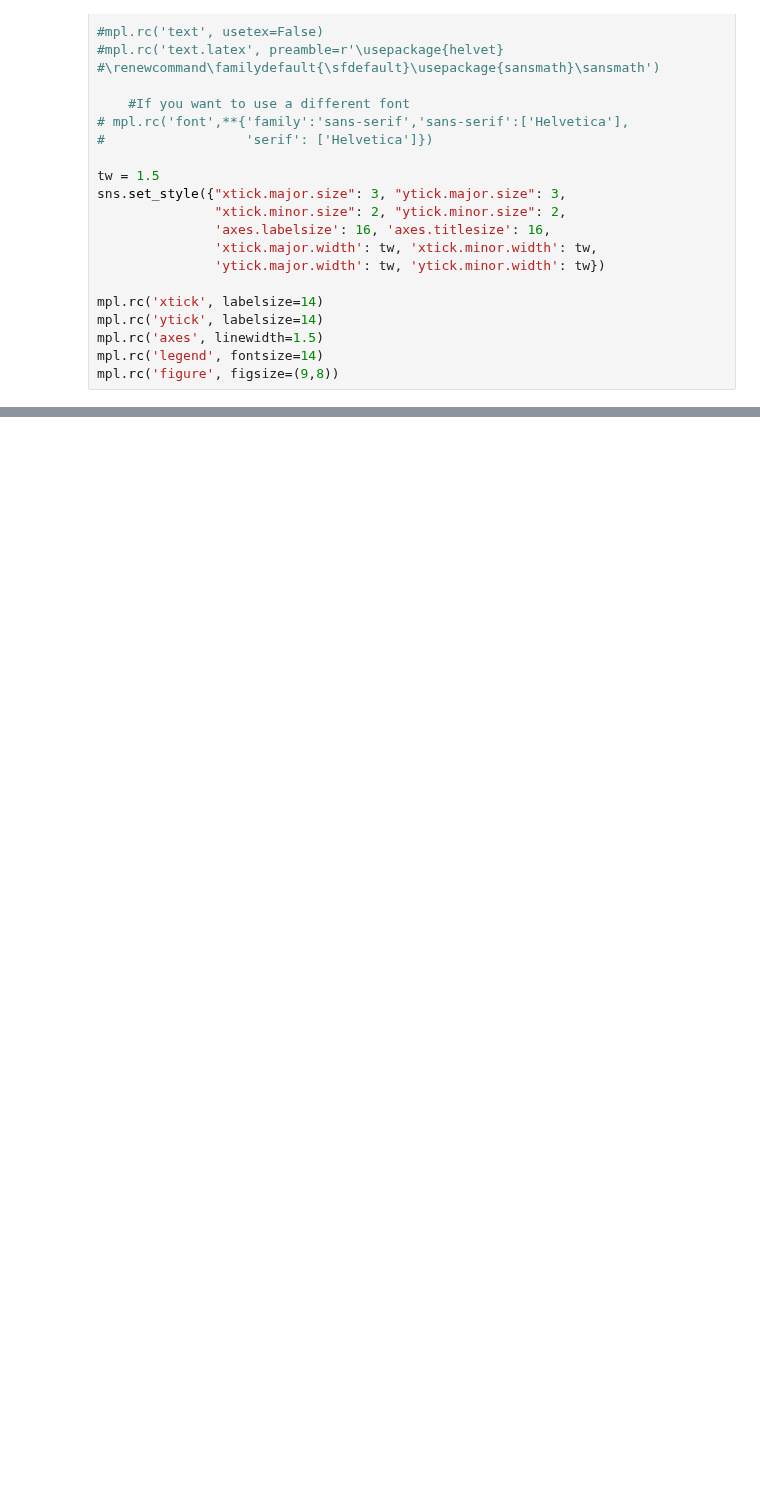
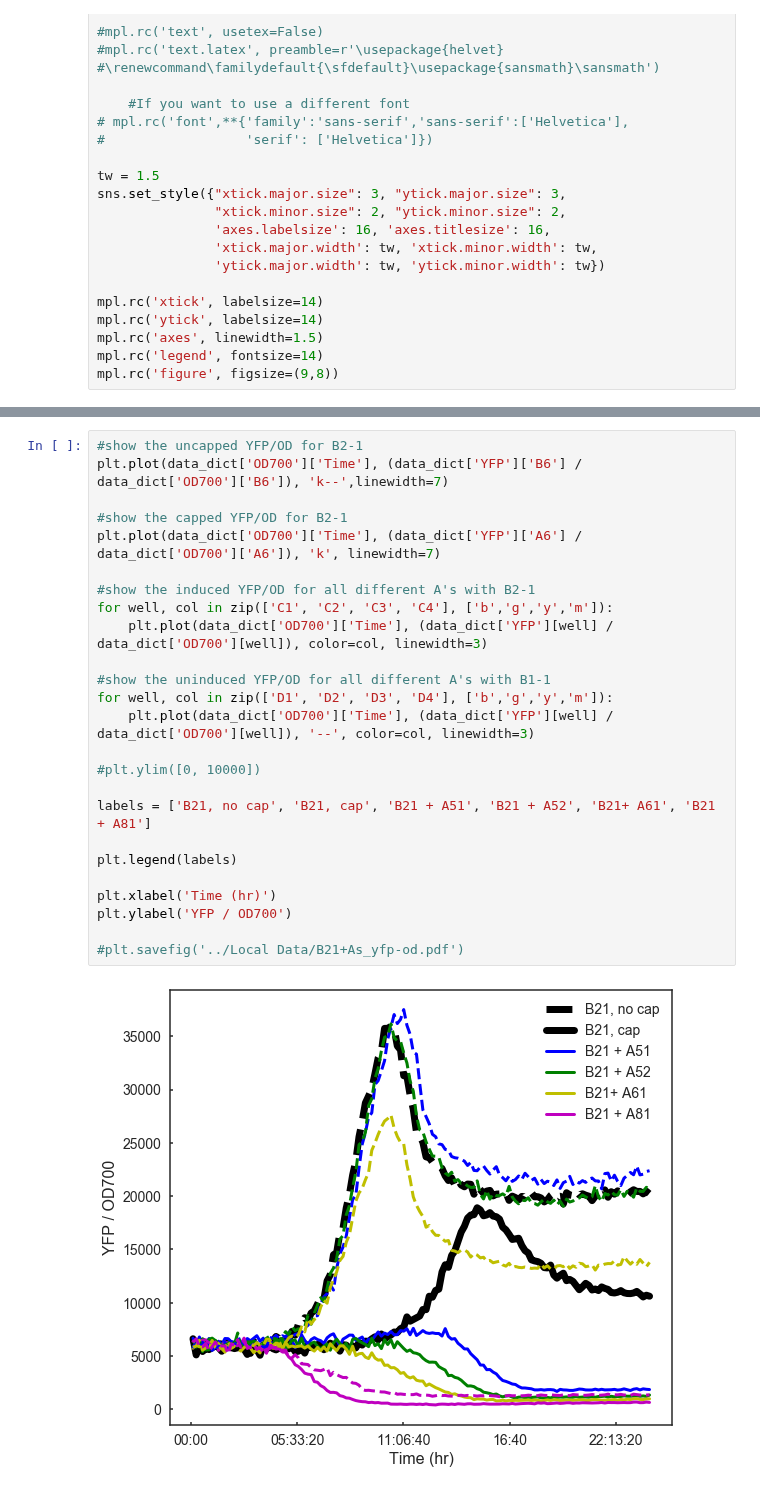
Before and after one commit to geezerbriefs/xpspython, a Jupyter notebook: analyze A=B biotek data.ipynb, the cells around one changed output, grey strips where cells are left out. Saved outputs shown, nothing was run; the diff lists cells and outputs as text; blank space fills up the shorter version.

```diff
--- a/analyze A=B biotek data.ipynb
+++ b/analyze A=B biotek data.ipynb
@@ -48,0 +112,27 @@ mpl.rc('figure', figsize=(9,8))
+# %%
+#show the uncapped YFP/OD for B2-1
+plt.plot(data_dict['OD700']['Time'], (data_dict['YFP']['B6'] / data_dict['OD700']['B6']), 'k--',linewidth=7)
+
+#show the capped YFP/OD for B2-1
+plt.plot(data_dict['OD700']['Time'], (data_dict['YFP']['A6'] / data_dict['OD700']['A6']), 'k', linewidth=7)
+
+#show the induced YFP/OD for all different A's with B2-1
+for well, col in zip(['C1', 'C2', 'C3', 'C4'], ['b','g','y','m']):
+    plt.plot(data_dict['OD700']['Time'], (data_dict['YFP'][well] / data_dict['OD700'][well]), color=col, linewidth=3)
+
+#show the uninduced YFP/OD for all different A's with B1-1
+for well, col in zip(['D1', 'D2', 'D3', 'D4'], ['b','g','y','m']):
+    plt.plot(data_dict['OD700']['Time'], (data_dict['YFP'][well] / data_dict['OD700'][well]), '--', color=col, linewidth=3)
+
+#plt.ylim([0, 10000])
+
+labels = ['B21, no cap', 'B21, cap', 'B21 + A51', 'B21 + A52', 'B21+ A61', 'B21 + A81']
+
+plt.legend(labels)
+
+plt.xlabel('Time (hr)')
+plt.ylabel('YFP / OD700')
+
+#plt.savefig('../Local Data/B21+As_yfp-od.pdf')
+# %% [output]
+[figure, added]
```
Also changed, not shown: parts of 10 cells of this notebook.
